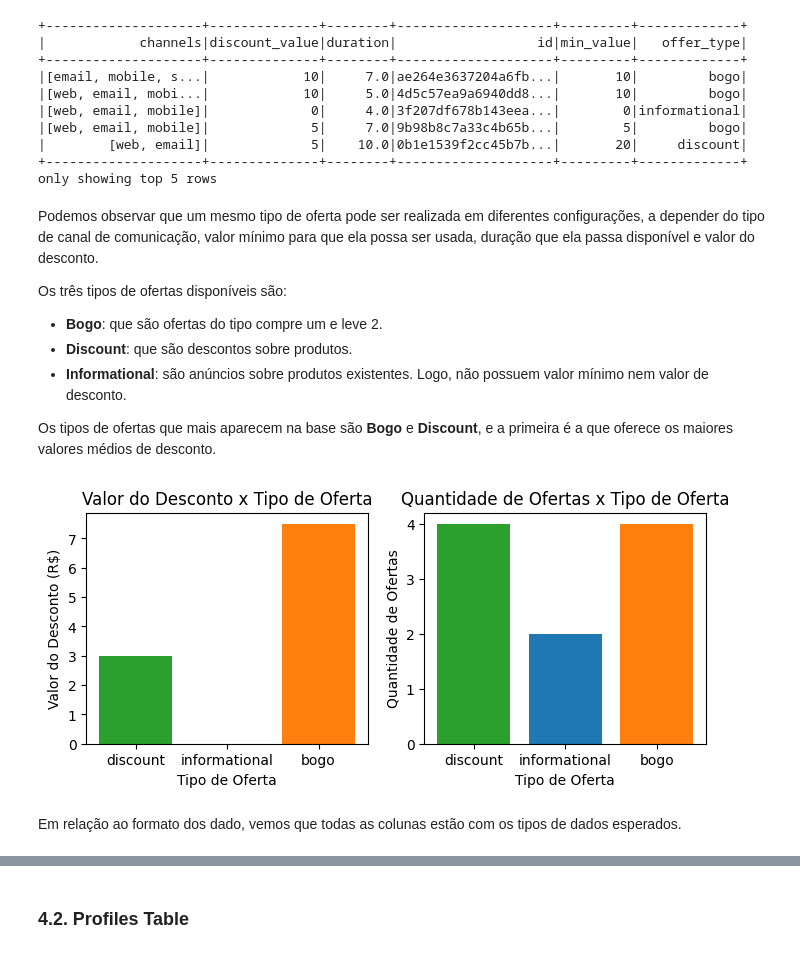
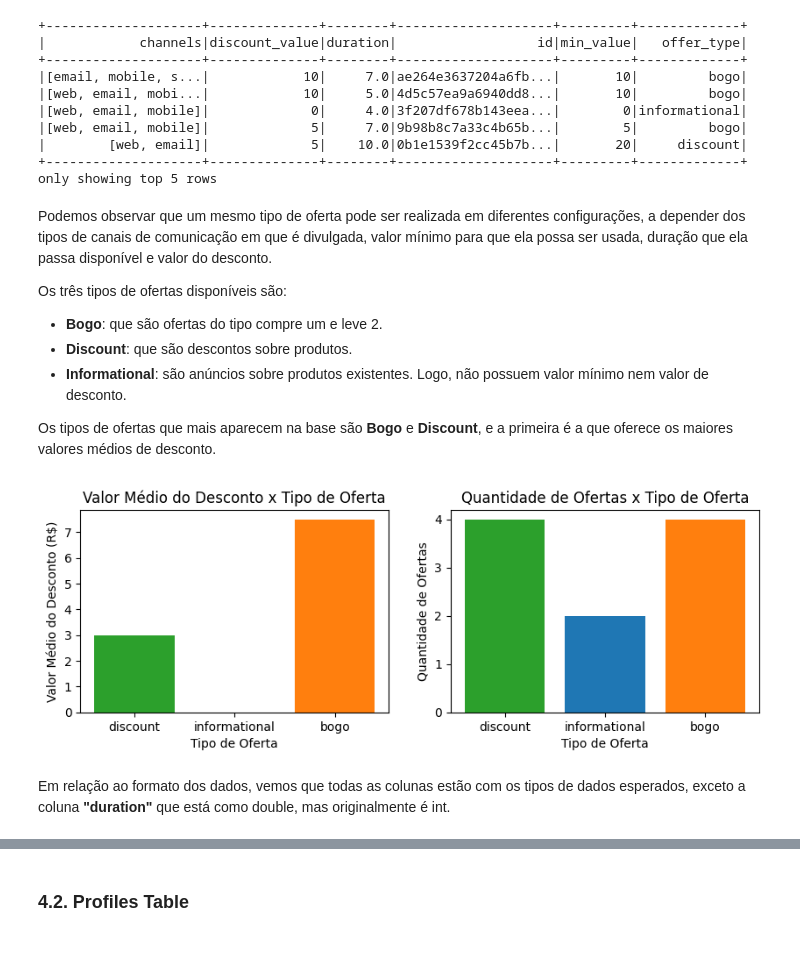
Before and after one commit to Marianna-Pinho/ifood-case, a Jupyter notebook: notebooks/1_data_processing.ipynb, the cells around one changed output, grey strips where cells are left out. Cells and saved outputs as stored; diff of their text form; code cells hidden in the pictures.

Commit message:
Generating processed data and improving EDA

```diff
--- a/notebooks/1_data_processing.ipynb
+++ b/notebooks/1_data_processing.ipynb
@@ -61,5 +73,6 @@ def create_id_int_column(data, column_map, original_column_name, new_column_name
 # %%
 def plot_bars(axes, data_values, data_labels, data_colors, title, x_label, y_label):
+    data_colors = data_colors if data_colors else "tab:blue"
     axes.bar(x=data_labels, height=data_values, color=data_colors)
     axes.set_title(title)
     axes.set_xlabel(x_label)
@@ -123,7 +136,7 @@ df_offers.show(5)
 +--------------------+--------------+--------+--------------------+---------+-------------+
 only showing top 5 rows
 # %% [markdown]
-Podemos observar que um mesmo tipo de oferta pode ser realizada em diferentes configurações, a depender do tipo de canal de comunicação, valor mínimo para que ela possa ser usada, duração que ela passa disponível e valor do desconto.
+Podemos observar que um mesmo tipo de oferta pode ser realizada em diferentes configurações, a depender dos tipos de canais de comunicação em que é divulgada, valor mínimo para que ela possa ser usada, duração que ela passa disponível e valor do desconto.
 
 Os três tipos de ofertas disponíveis são:
 - **Bogo**: que são ofertas do tipo compre um e leve 2.
@@ -132,21 +145,21 @@ Os três tipos de ofertas disponíveis são:
 
 Os tipos de ofertas que mais aparecem na base são **Bogo** e **Discount**, e a primeira é a que oferece os maiores valores médios de desconto.
 # %%
-figure, (ax1, ax2) = plt.subplots(1,2, figsize=(8,3))
+figure, (ax1, ax2) = plt.subplots(1,2, figsize=(10,3))
 bar_colors = ['tab:green', 'tab:blue', 'tab:orange']
+
 bar_values1 = df_offers.groupBy("offer_type").agg({"discount_value": "avg"}).collect()
 bar_labels = [row["offer_type"] for row in bar_values1]
 bar_values1 = [row["avg(discount_value)"] for row in bar_values1]
 
 bar_values2 = df_offers.groupBy("offer_type").agg({"id": "count"}).select("count(id)").collect()
 bar_values2 = [row["count(id)"] for row in bar_values2]
 
-plot_bars(axes=ax1, data_values=bar_values1, data_labels=bar_labels, data_colors=bar_colors, title="Valor do Desconto x Tipo de Oferta", x_label="Tipo de Oferta", y_label="Valor do Desconto (R$)")
-
+plot_bars(axes=ax1, data_values=bar_values1, data_labels=bar_labels, data_colors=bar_colors, title="Valor Médio do Desconto x Tipo de Oferta", x_label="Tipo de Oferta", y_label="Valor Médio do Desconto (R$)")
 plot_bars(axes=ax2, data_values=bar_values2, data_labels=bar_labels, data_colors=bar_colors, title="Quantidade de Ofertas x Tipo de Oferta", x_label="Tipo de Oferta", y_label="Quantidade de Ofertas")
 
 plt.show()
 # %% [output]
-[figure, old version]
+[figure, new version]
 # %% [markdown]
-Em relação ao formato dos dado, vemos que todas as colunas estão com os tipos de dados esperados.
+Em relação ao formato dos dados, vemos que todas as colunas estão com os tipos de dados esperados, exceto a coluna **"duration"** que está como double, mas originalmente é int.
```
Also changed, not shown: parts of 65 cells of this notebook, 4 other files.
